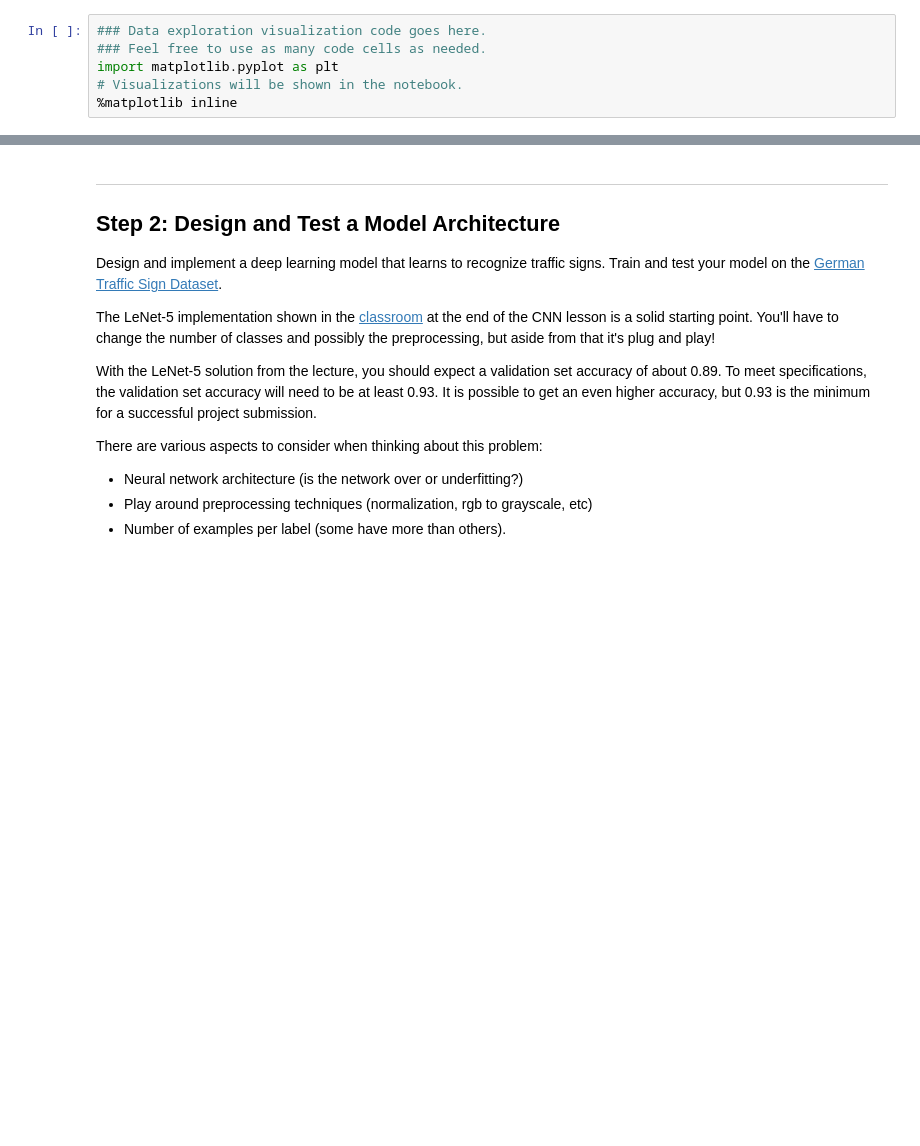
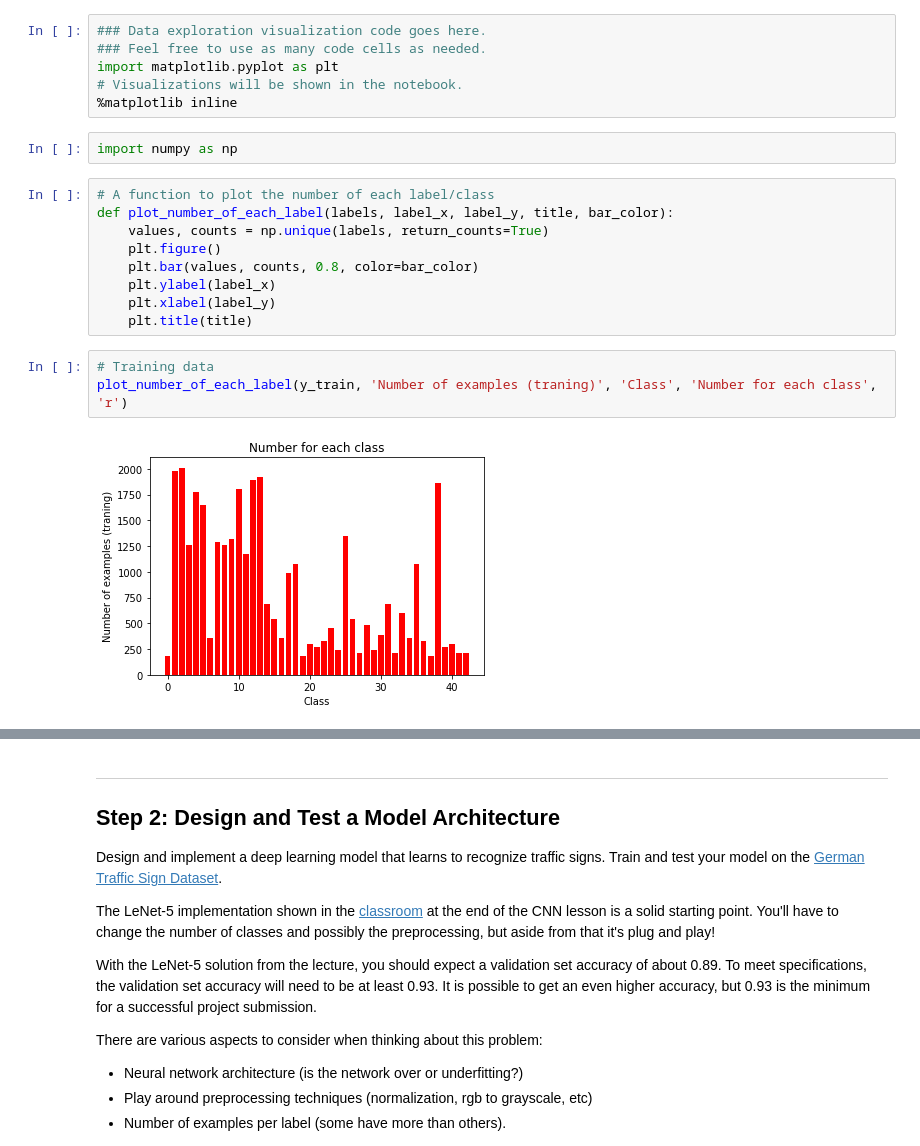
Before and after one commit to pl80tech/CarND-Traffic-Sign-Classifier, a Jupyter notebook: Traffic_Sign_Classifier.ipynb, the cells around one changed output, grey strips where cells are left out. Saved outputs shown, nothing was run; the diff lists cells and outputs as text; blank space fills up the shorter version.

Commit message:
Simple visualization of the datasets

```diff
--- a/Traffic_Sign_Classifier.ipynb
+++ b/Traffic_Sign_Classifier.ipynb
@@ -113,3 +113,19 @@ The [Matplotlib](http://matplotlib.org/) [examples](http://matplotlib.org/exampl
 import matplotlib.pyplot as plt
 # Visualizations will be shown in the notebook.
 %matplotlib inline
+# %%
+import numpy as np
+# %%
+# A function to plot the number of each label/class
+def plot_number_of_each_label(labels, label_x, label_y, title, bar_color):
+    values, counts = np.unique(labels, return_counts=True)
+    plt.figure()
+    plt.bar(values, counts, 0.8, color=bar_color)
+    plt.ylabel(label_x)
+    plt.xlabel(label_y)
+    plt.title(title)
+# %%
+# Training data
+plot_number_of_each_label(y_train, 'Number of examples (traning)', 'Class', 'Number for each class', 'r')
+# %% [output]
+[figure, added]
```
Also changed, not shown: parts of 2 cells of this notebook.
